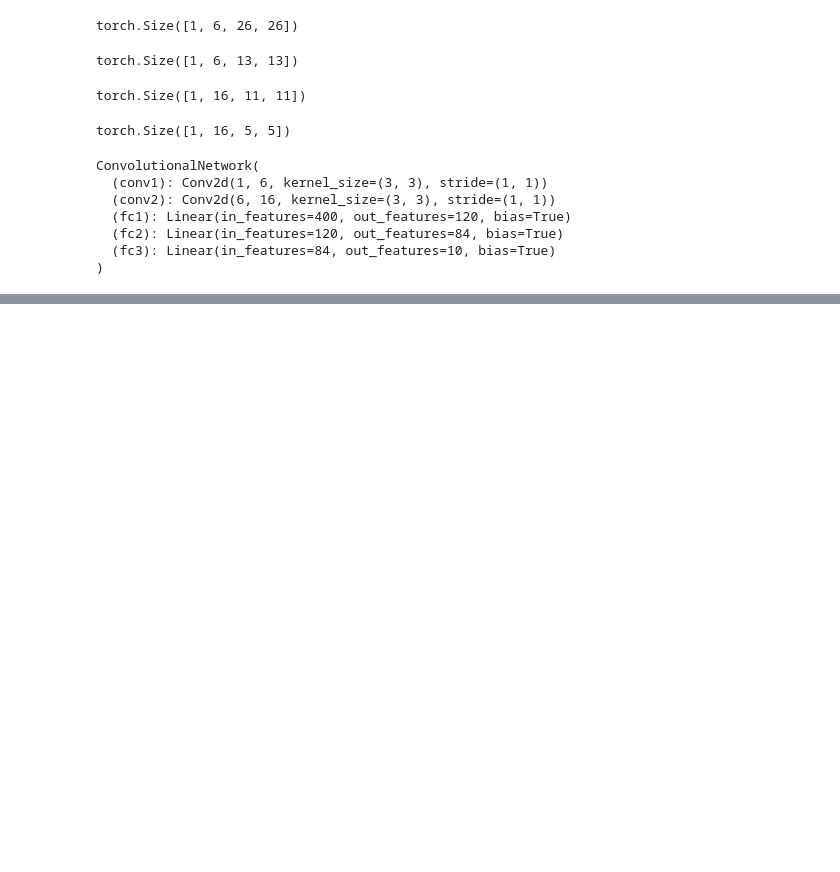
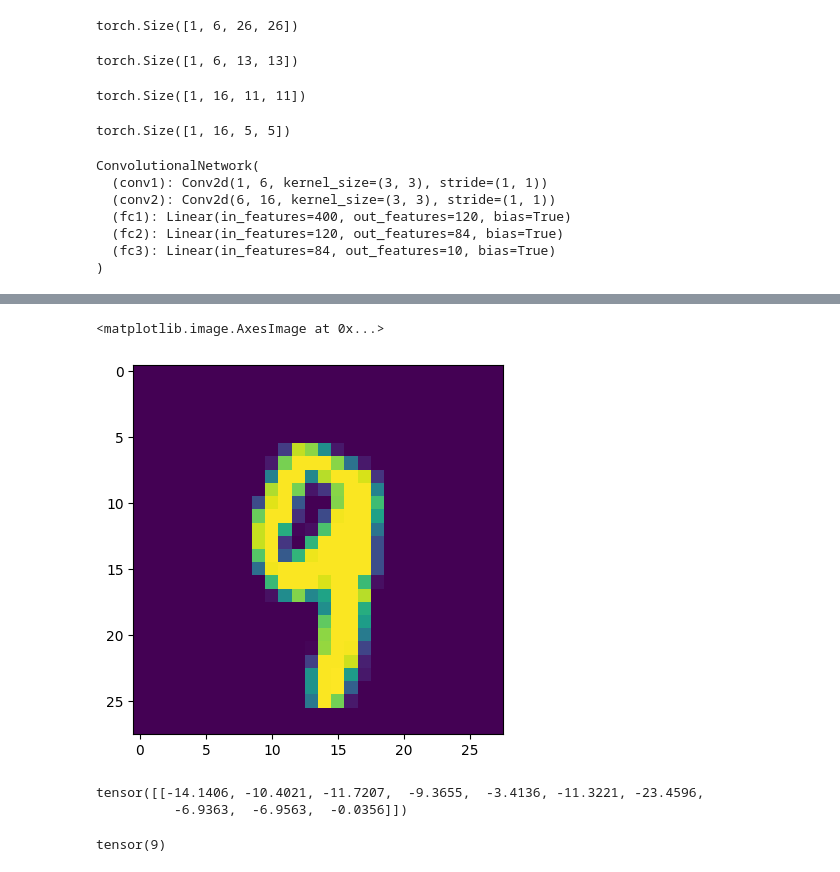
Before and after one commit to sketchydough/Pytorch-DL-Practice, a Jupyter notebook: CNN_MNIST.ipynb, the cells around one changed output, grey strips where cells are left out. Cells and saved outputs as stored; diff of their text form; code cells hidden in the pictures; blank space fills up the shorter version.

```diff
--- a/CNN_MNIST.ipynb
+++ b/CNN_MNIST.ipynb
@@ -229,0 +327,6 @@ Training took: 3.8428959528605144 minutes
+# %%
+#showing the image first
+plt.imshow(test_data[4143][0].reshape(28,28))
+# %% [output]
+<matplotlib.image.AxesImage at 0x...>
+[figure, added]
@@ -229,0 +338,9 @@ Training took: 3.8428959528605144 minutes
+# %%
+new_prediction
+# %% [output]
+tensor([[-14.1406, -10.4021, -11.7207,  -9.3655,  -3.4136, -11.3221, -23.4596,
+          -6.9363,  -6.9563,  -0.0356]])
+# %%
+new_prediction.argmax()
+# %% [output]
+tensor(9)
```
Also changed, not shown: parts of 9 cells of this notebook.
